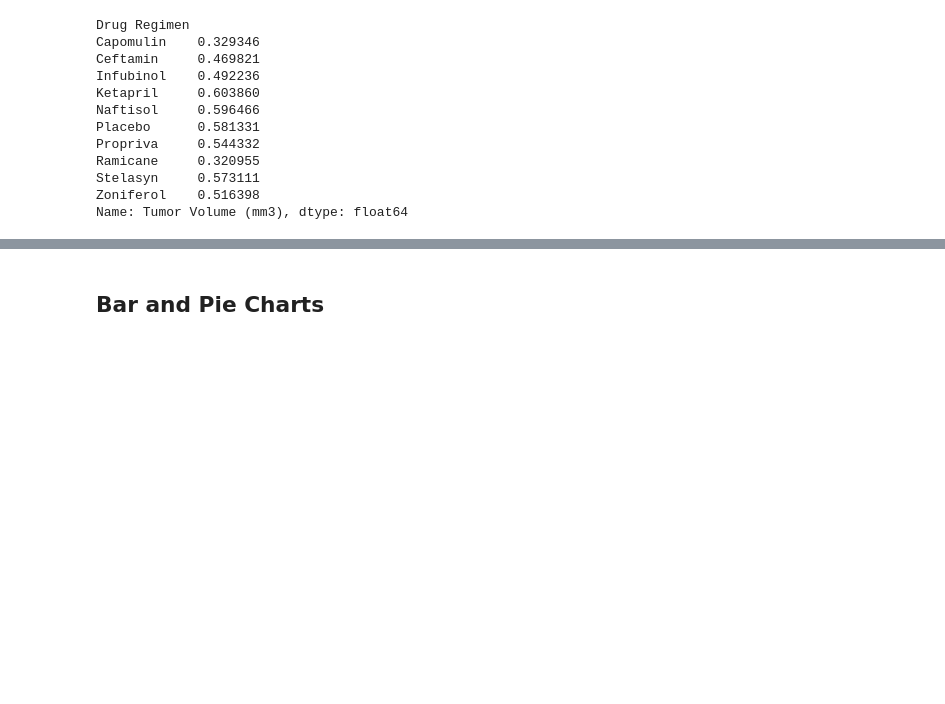
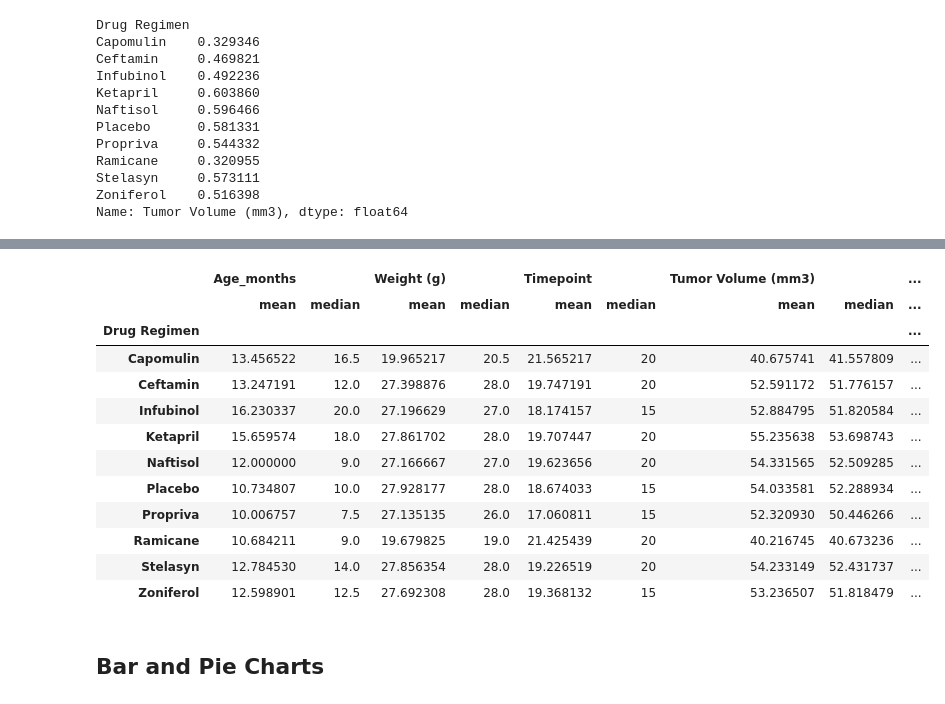
Before and after one commit to manuelamc14/Matploid-challenge, a Jupyter notebook: Pymaceuticals/pymaceuticals_starter.ipynb, the cells around one changed output, grey strips where cells are left out. Drawn from its saved outputs; the diff is of its cells as text; code cells hidden in the pictures; blank space fills up the shorter version.

Commit message:
Aggregate function

```diff
--- a/Pymaceuticals/pymaceuticals_starter.ipynb
+++ b/Pymaceuticals/pymaceuticals_starter.ipynb
@@ -191,7 +205,24 @@ summary_tumor_volume = pd.DataFrame({"Mean Tumor Volume": mean_volume,
 # %%
 # Generate a summary statistics table of mean, median, variance, standard deviation, and SEM of the tumor volume for each regimen
 
 # Using the aggregation method, produce the same summary statistics in a single line
+
+summary_volume = dregimen_groups["Tumo".aggregate(['mean', 'median'])
+summary_volume
+# %% [output]
+|  | Age_months |  | Weight (g) |  | Timepoint |  | Tumor Volume (mm3) |  | ... |
+|  | mean | median | mean | median | mean | median | mean | median | ... |
+| Drug Regimen |  |  |  |  |  |  |  |  | ... |
+| Capomulin | 13.456522 | 16.5 | 19.965217 | 20.5 | 21.565217 | 20 | 40.675741 | 41.557809 | ... |
+| Ceftamin | 13.247191 | 12.0 | 27.398876 | 28.0 | 19.747191 | 20 | 52.591172 | 51.776157 | ... |
+| Infubinol | 16.230337 | 20.0 | 27.196629 | 27.0 | 18.174157 | 15 | 52.884795 | 51.820584 | ... |
+| Ketapril | 15.659574 | 18.0 | 27.861702 | 28.0 | 19.707447 | 20 | 55.235638 | 53.698743 | ... |
+| Naftisol | 12.000000 | 9.0 | 27.166667 | 27.0 | 19.623656 | 20 | 54.331565 | 52.509285 | ... |
+| Placebo | 10.734807 | 10.0 | 27.928177 | 28.0 | 18.674033 | 15 | 54.033581 | 52.288934 | ... |
+| Propriva | 10.006757 | 7.5 | 27.135135 | 26.0 | 17.060811 | 15 | 52.320930 | 50.446266 | ... |
+| Ramicane | 10.684211 | 9.0 | 19.679825 | 19.0 | 21.425439 | 20 | 40.216745 | 40.673236 | ... |
+| Stelasyn | 12.784530 | 14.0 | 27.856354 | 28.0 | 19.226519 | 20 | 54.233149 | 52.431737 | ... |
+| Zoniferol | 12.598901 | 12.5 | 27.692308 | 28.0 | 19.368132 | 15 | 53.236507 | 51.818479 | ... |
 # %% [markdown]
 ## Bar and Pie Charts
 # %%
```
Also changed, not shown: parts of 1 cell of this notebook.
